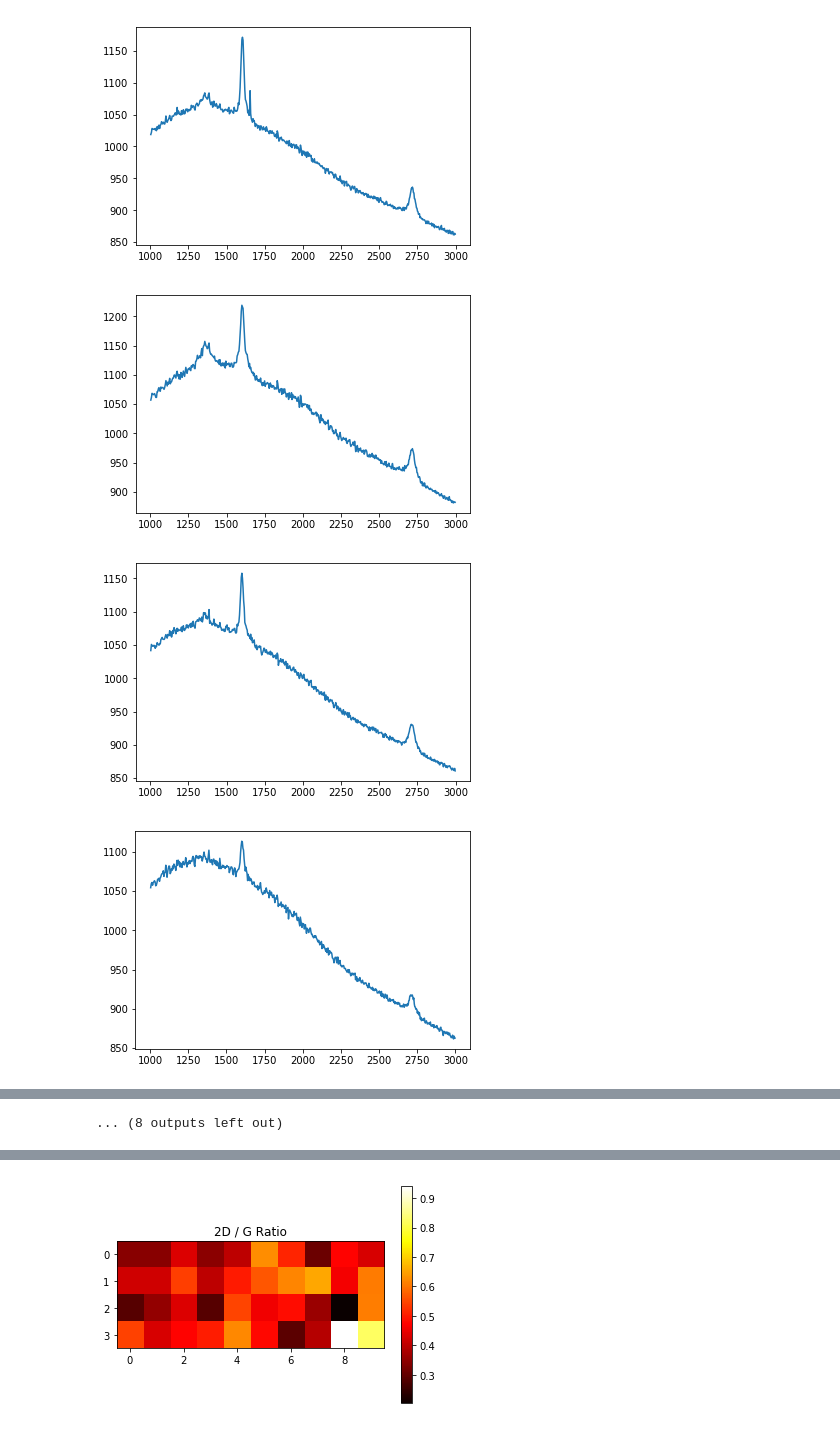
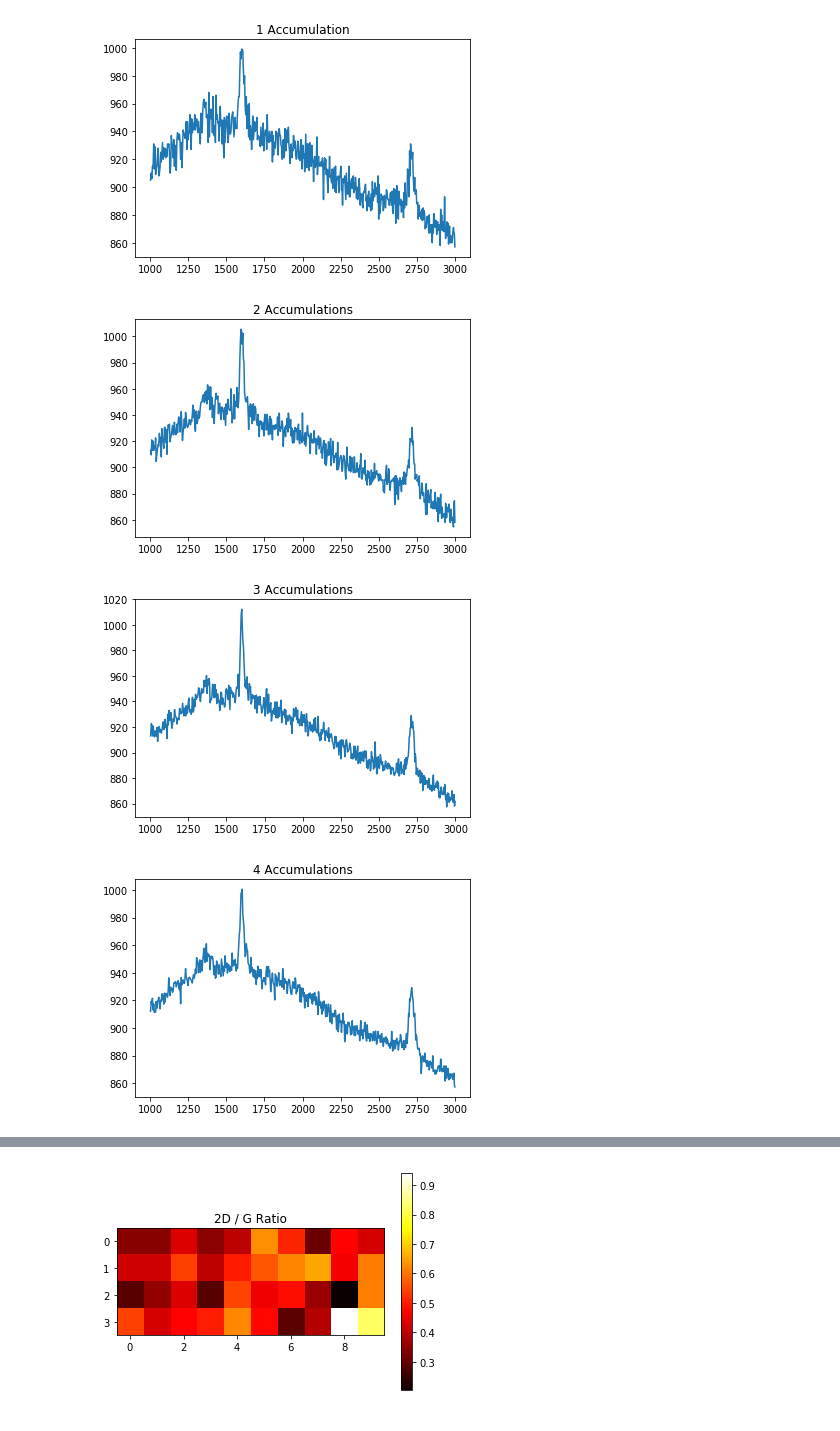
Before and after one commit to alexanderbarrett/Graphene, a Jupyter notebook: handscan_2D.ipynb, the cells around one changed output, grey strips where cells are left out. Saved outputs shown, nothing was run; the diff lists cells and outputs as text; code cells hidden in the pictures.

Commit message:
to print accumulations

```diff
--- a/handscan_2D.ipynb
+++ b/handscan_2D.ipynb
@@ -10,10 +10,10 @@ import matplotlib.pyplot as plt
 np.set_printoptions(threshold = np.nan)
 
 # folder containing only the data to be imported
-path = 'C:\\Users\\abarrett.BNL\\Data\\2018.06.21\\ACS_3-5_layer_Gr_Cu\\HandScan\\'
+path = 'C:\\Users\\abarrett.BNL\\Data\\2018.06.21\\ACS_3-5_layer_Gr_Cu\\Accumulations\\'
 
 # import x data (just one array to go with every y)
-xfile = path + 'Single Spectrum_056_Spec.Data 1 (X-Axis).txt'
+xfile = path + 'Single Spectrum_015_Spec.Data 1 (X-Axis).txt'
 with open(xfile, 'r') as f:
     x = np.loadtxt(f)
 
@@ -21,6 +21,7 @@ with open(xfile, 'r') as f:
 ydata = []
 for filename in os.listdir(path):
     if 'Y' in filename:
+        print(filename)
         fpath = path + filename
         with open(fpath, 'r') as f:
             y_temp = np.loadtxt(f)
@@ -28,14 +43,18 @@ for filename in os.listdir(path):
 # %%
 # plots
 
-for i in range(len(ydata) // 2):
+order = [3, 4, 5, 6, 1, 7, 8, 2, 9, 10, 11, 12, 0]
+titles = ['1 Accumulation', '2 Accumulations', '3 Accumulations', '4 Accumulations', '5 Accumulations', '6 Accumulations', '7 Accumulations', '8 Accumulations', '10 Accumulations', '20 Accumulations', '30 Accumulations', '40 Accumulations', '50 Accumulations']
+
+for i in range(len(ydata)):
     plt.figure(i)
     spec_start = np.argmax(x>1000)
     spec_end = np.argmax(x>3000)
-    py.plot(x[spec_start:spec_end],ydata[i*2][spec_start:spec_end])
+    py.title(titles[i])
+    py.plot(x[spec_start:spec_end],ydata[order[i]][spec_start:spec_end])
     py.show()
 # %% [output]
-[figure, old version]
+[figure, new version]
-[figure, old version]
+[figure, new version]
-[figure, old version]
+[figure, new version]
-[figure, old version]
+[figure, new version]
@@ -50 +68,0 @@ for i in range(len(ydata) // 2):
-... (8 outputs left out)
```
Also changed, not shown: parts of 3 cells of this notebook, 1 other file.
